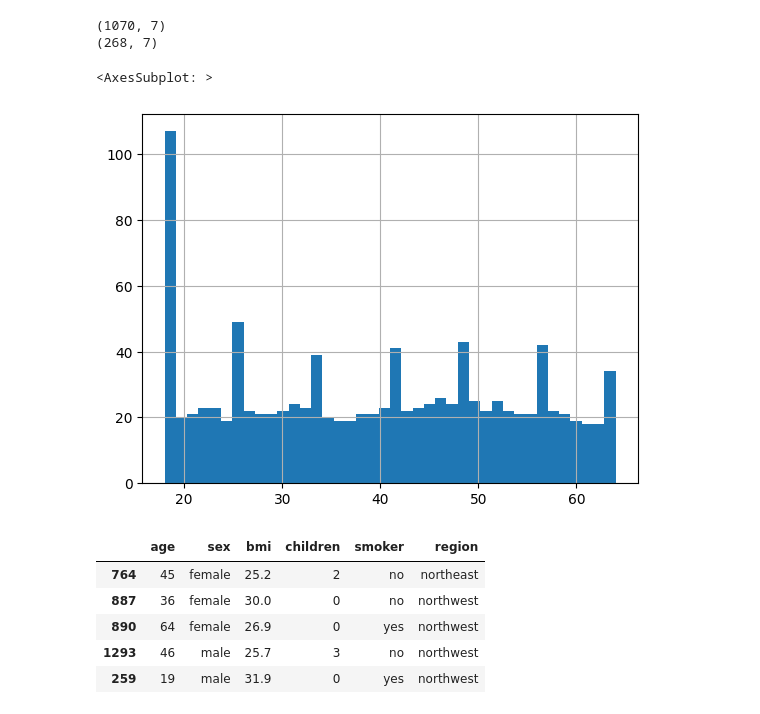
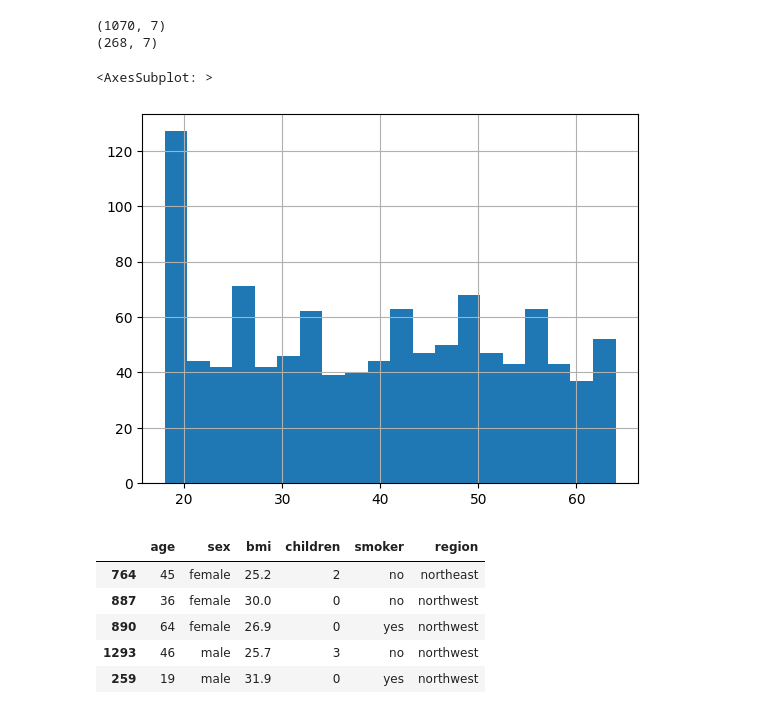
Before and after one commit to MatthewSoutherland/Machine_Learning, a Jupyter notebook: fcc_predict_health_costs_with_regression.ipynb, the cells around one changed output. Saved outputs shown, nothing was run; the diff lists cells and outputs as text; code cells hidden in the pictures.

```diff
--- a/fcc_predict_health_costs_with_regression.ipynb
+++ b/fcc_predict_health_costs_with_regression.ipynb
@@ -18,8 +18,8 @@ df.shape
 (1338, 7)
 # %%
 # sample 20% of the dataframe for training purposes
-df_train = df.sample(frac=0.8, random_state=42)
+train_dataset = df.sample(frac=0.8, random_state=42)
 
 # the remaining 80% of the dataframe can be used for testing/validation
-df_test = df.drop(df_train.index)
+test_dataset = df.drop(train_dataset.index)
 # %%
@@ -36,9 +40,9 @@ train_label = pd.cut(df_train['expenses'], bins=bin_edges, labels=[0, 1, 2, 3, 4
 # %%
-train_pop = df_train.pop('expenses')
-test_pop = df_test.pop('expenses')
+train_pop = train_dataset.pop('expenses')
+test_pop = test_dataset.pop('expenses')
 # %%
-df_train.age.hist(bins=40)
+train_dataset.age.hist(bins=20)
 # %% [output]
 <AxesSubplot: >
-[figure, old version]
+[figure, new version]
 # %%
```
Also changed, not shown: parts of 10 cells of this notebook, 1 other file.
